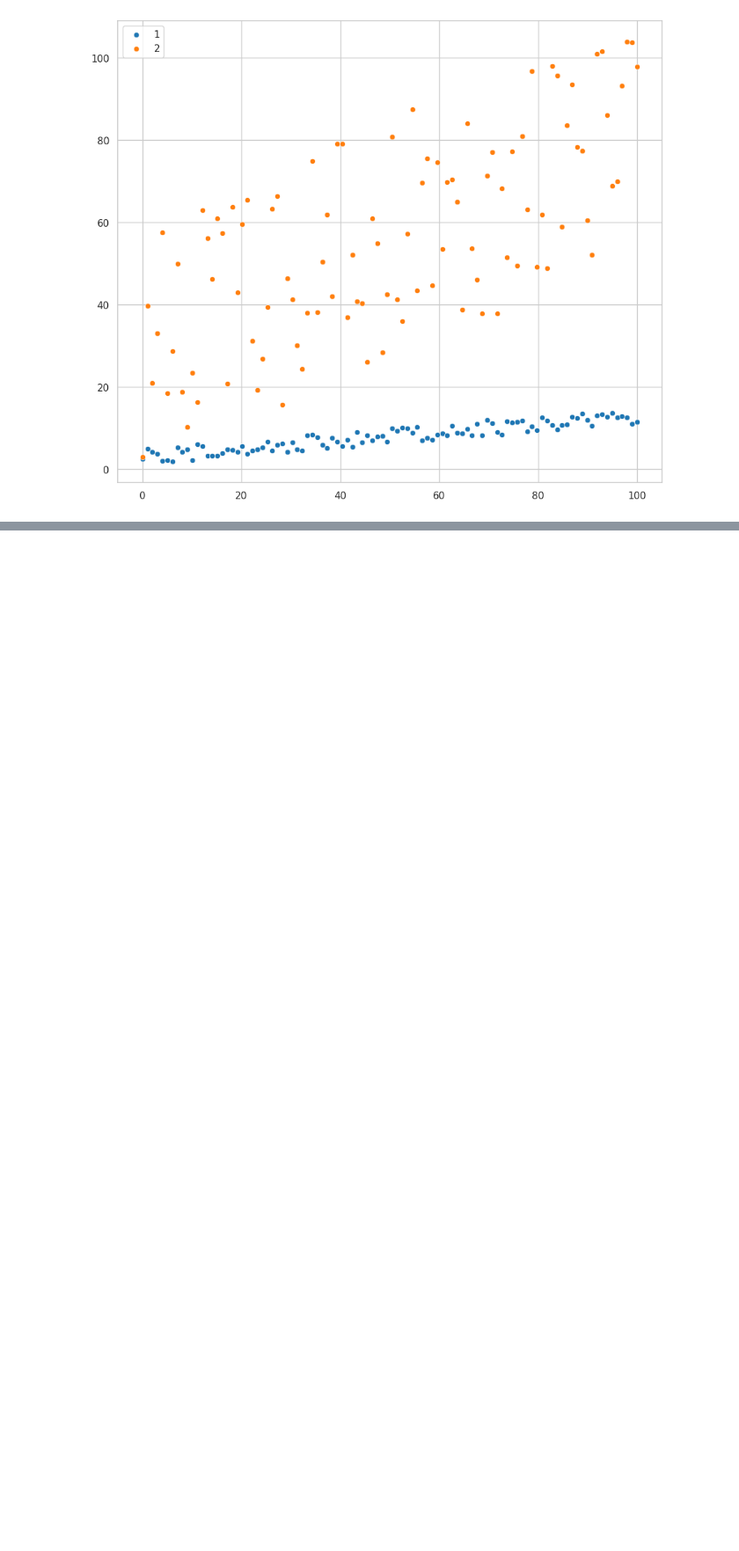
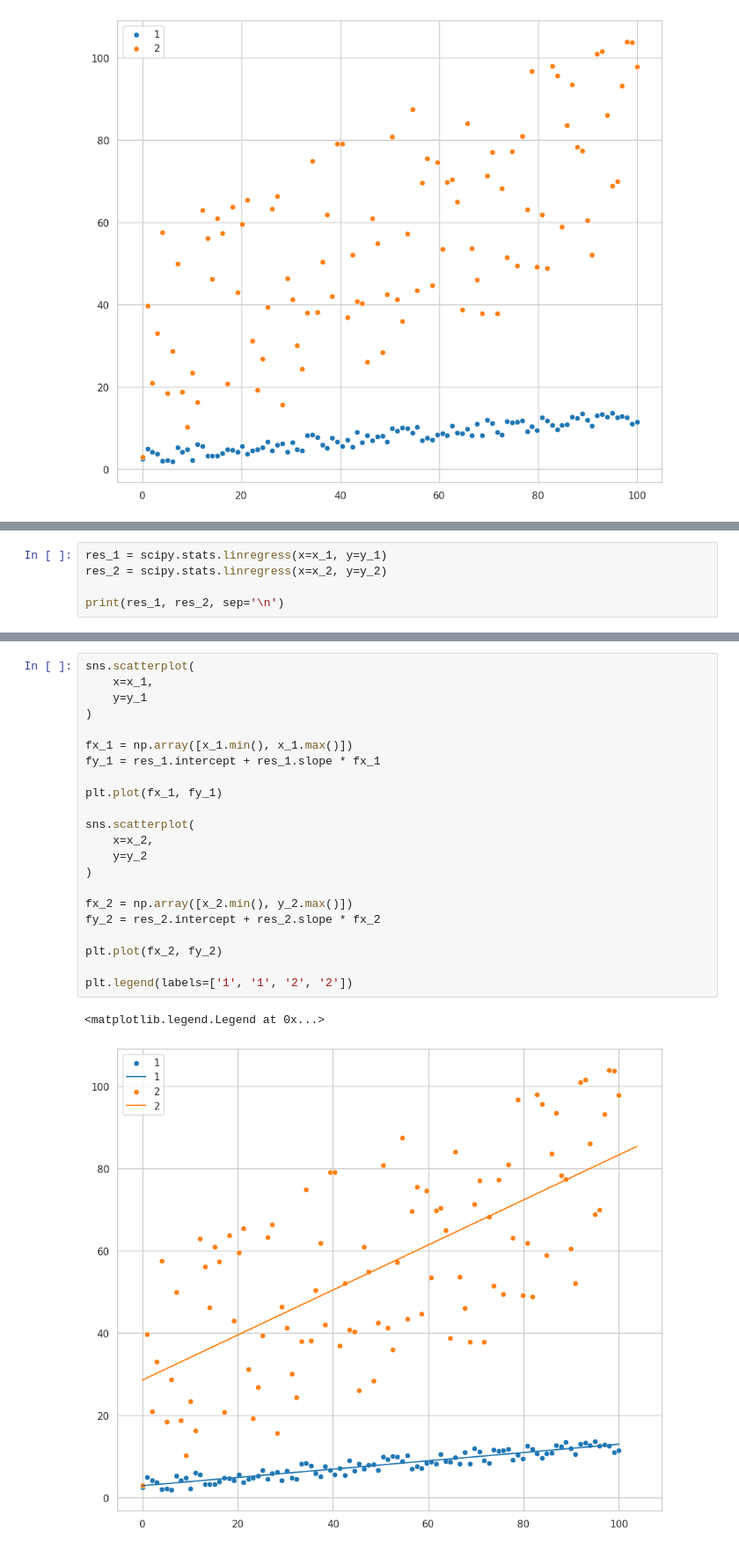
Before and after one commit to electrojam/Curso-de-Analisis-Exploratorio-de-Datos, a Jupyter notebook: 1-conociendo nuestros datos.ipynb, the cells around one changed output, grey strips where cells are left out. Shown at 88% size. Cells and saved outputs as stored; diff of their text form; blank space fills up the shorter version.

```diff
--- a/1-conociendo nuestros datos.ipynb
+++ b/1-conociendo nuestros datos.ipynb
@@ -1471,0 +1474,5 @@ print(np.corrcoef(x_2, y_2))
+# %%
+res_1 = scipy.stats.linregress(x=x_1, y=y_1)
+res_2 = scipy.stats.linregress(x=x_2, y=y_2)
+
+print(res_1, res_2, sep='\n')
@@ -1471,0 +1482,25 @@ print(np.corrcoef(x_2, y_2))
+# %%
+sns.scatterplot(
+    x=x_1,
+    y=y_1
+)
+
+fx_1 = np.array([x_1.min(), x_1.max()])
+fy_1 = res_1.intercept + res_1.slope * fx_1
+
+plt.plot(fx_1, fy_1)
+
+sns.scatterplot(
+    x=x_2,
+    y=y_2
+)
+
+fx_2 = np.array([x_2.min(), y_2.max()])
+fy_2 = res_2.intercept + res_2.slope * fx_2
+
+plt.plot(fx_2, fy_2)
+
+plt.legend(labels=['1', '1', '2', '2'])
+# %% [output]
+<matplotlib.legend.Legend at 0x...>
+[figure, added]
```
Also changed, not shown: parts of 7 cells of this notebook.
